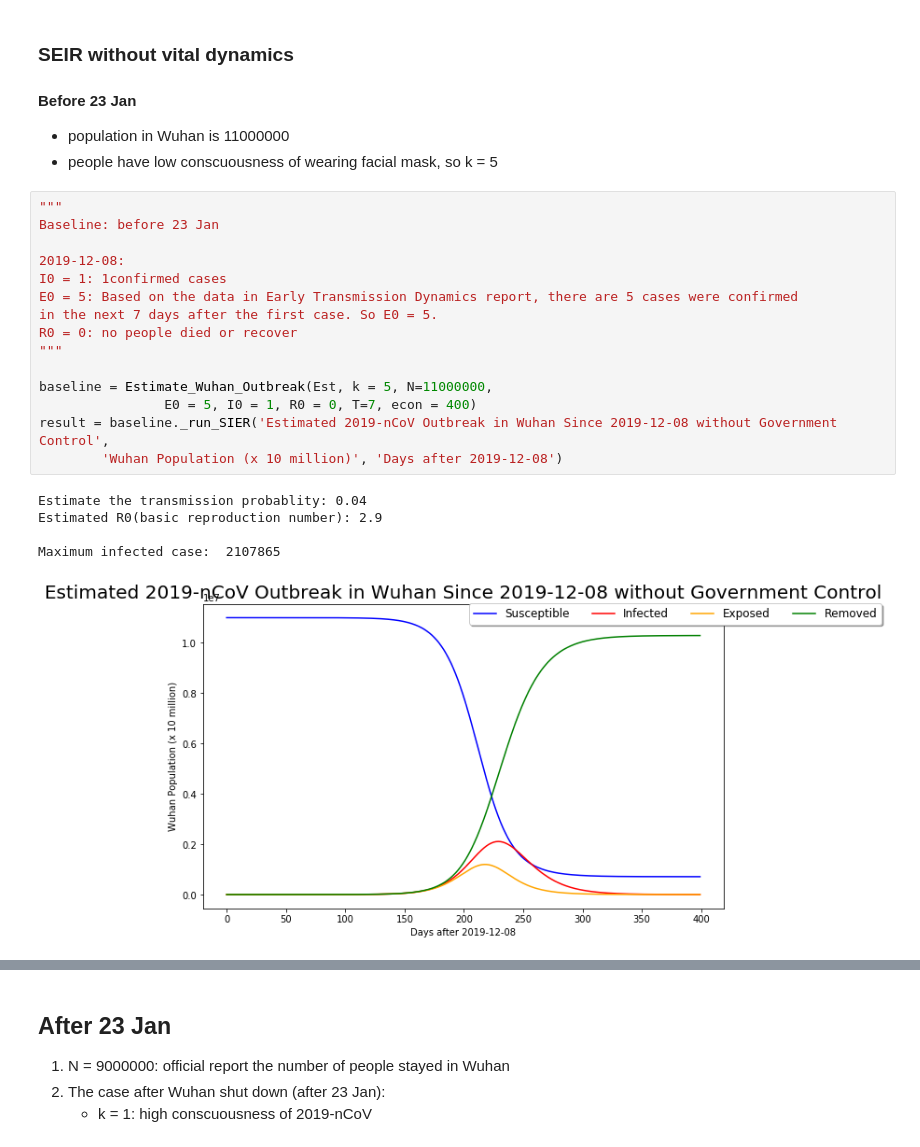
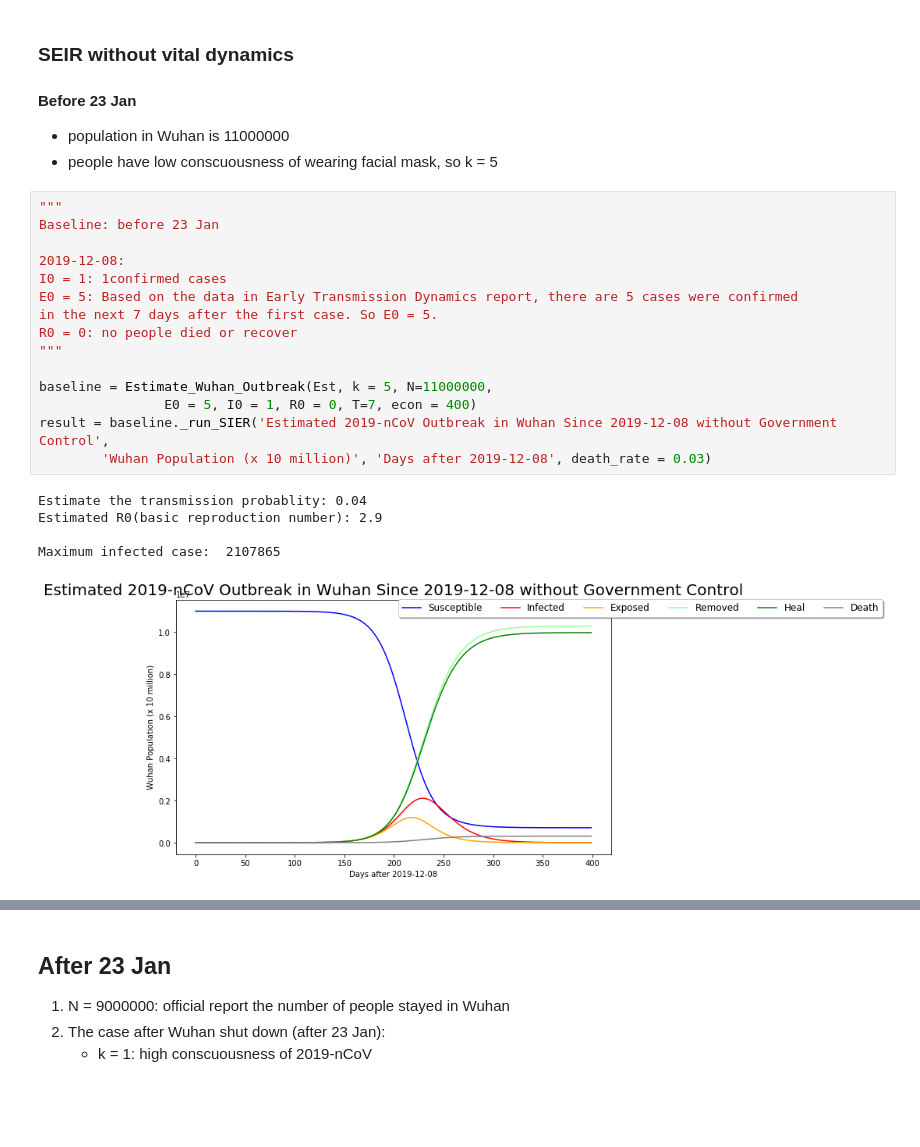
Before and after one commit to YiranJing/Coronavirus-Epidemic-COVID-19, a Jupyter notebook: Model 2/Forecast_Outbreak_Wuhan.ipynb, the cells around one changed output, grey strips where cells are left out. Drawn from its saved outputs; the diff is of its cells as text; blank space fills up the shorter version.

```diff
--- a/Model 2/Forecast_Outbreak_Wuhan.ipynb
+++ b/Model 2/Forecast_Outbreak_Wuhan.ipynb
@@ -70,24 +70,24 @@ Estimated R0(basic reproduction number): 2.9
 # %%
 """
 Baseline: before 23 Jan
 
 2019-12-08:
 I0 = 1: 1confirmed cases
 E0 = 5: Based on the data in Early Transmission Dynamics report, there are 5 cases were confirmed
 in the next 7 days after the first case. So E0 = 5.
 R0 = 0: no people died or recover
 """
 
 baseline = Estimate_Wuhan_Outbreak(Est, k = 5, N=11000000,
                 E0 = 5, I0 = 1, R0 = 0, T=7, econ = 400)
 result = baseline._run_SIER('Estimated 2019-nCoV Outbreak in Wuhan Since 2019-12-08 without Government Control',
-        'Wuhan Population (x 10 million)', 'Days after 2019-12-08')
+        'Wuhan Population (x 10 million)', 'Days after 2019-12-08', death_rate = 0.03)
 # %% [output]
 Estimate the transmission probablity: 0.04
 Estimated R0(basic reproduction number): 2.9
 
 Maximum infected case:  2107865
-[figure, old version]
+[figure, new version]
 # %%
 """
 S0 = N = 19000000:
```
Also changed, not shown: parts of 10 cells of this notebook, 13 other files.
